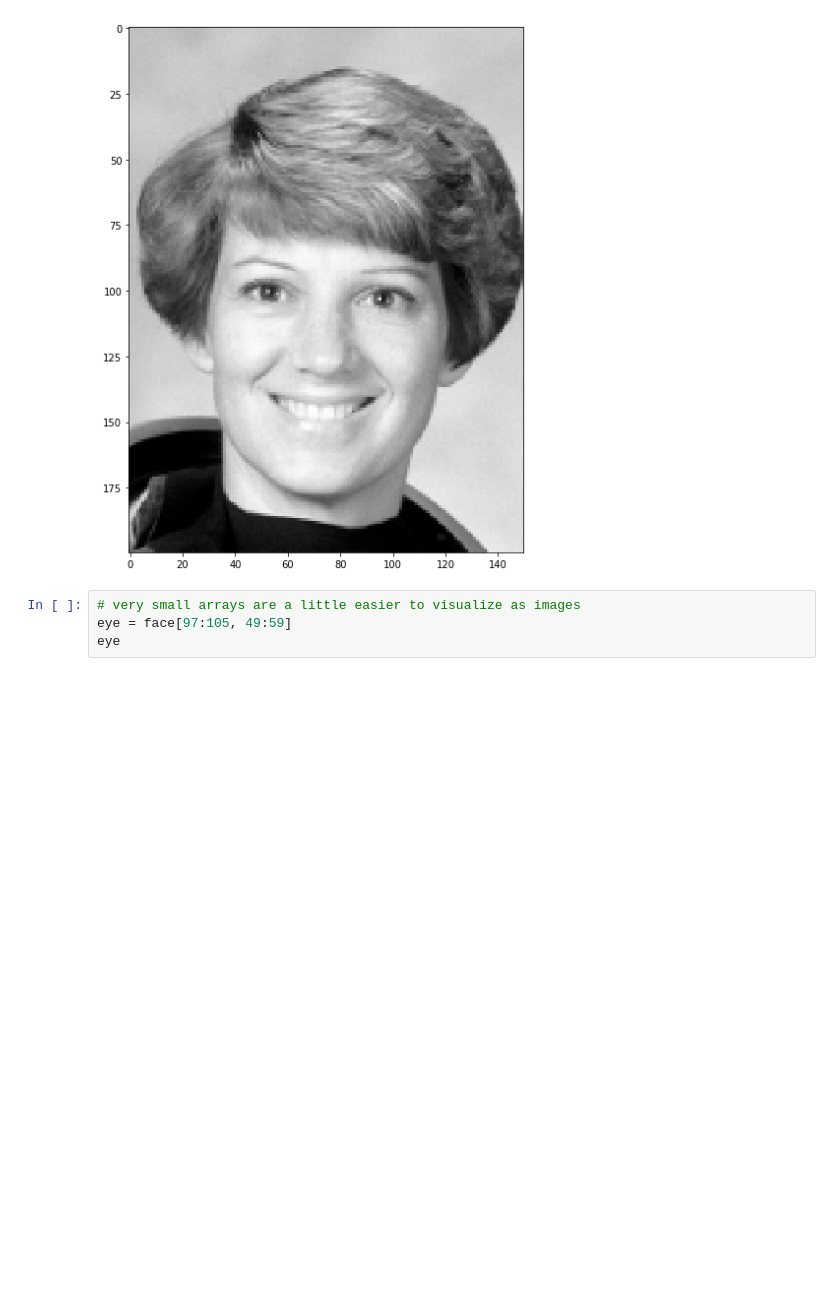
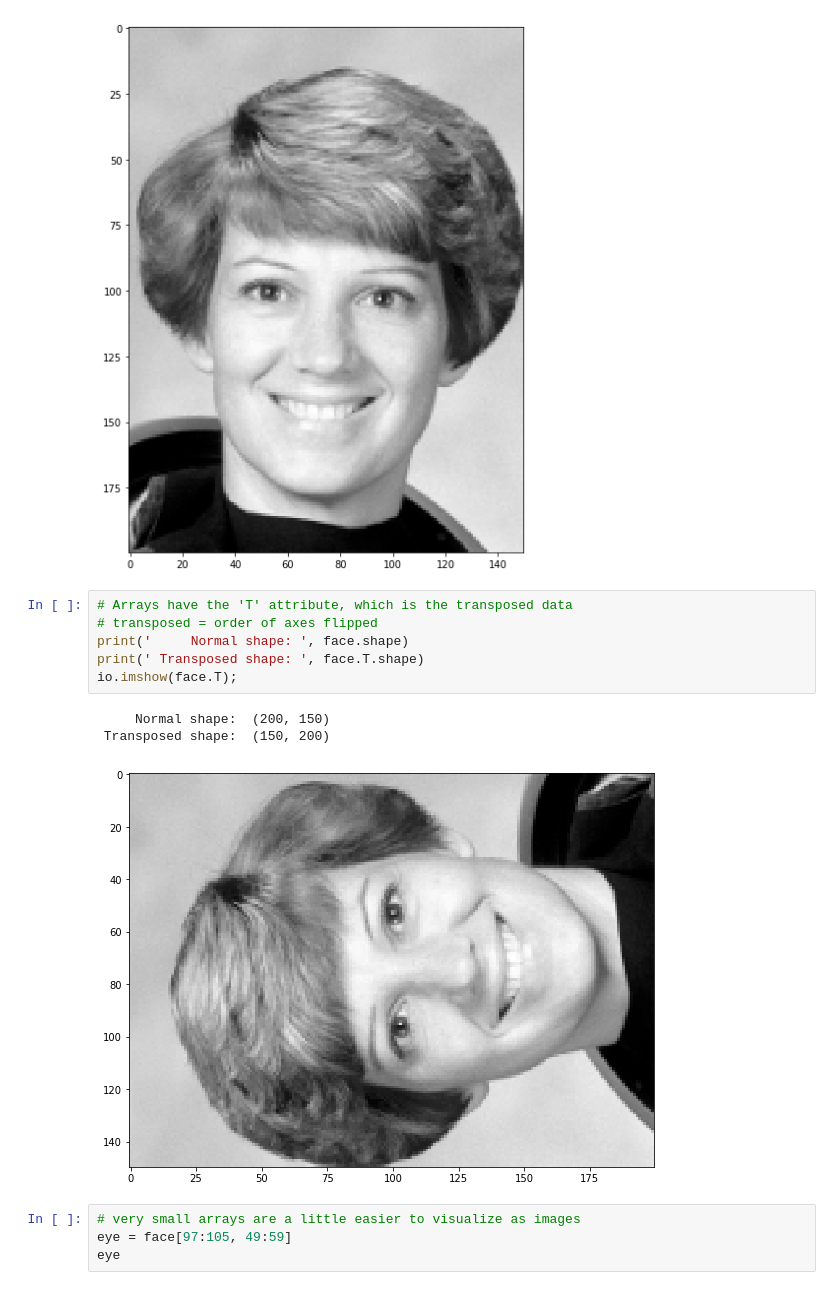
Before and after one commit to cxt106/PythonImagingBasic, a Jupyter notebook: lessons/solutions/1-Images_are_arrays (with solutions).ipynb, the cells around one changed output. Cells and saved outputs as stored; diff of their text form; blank space fills up the shorter version.

```diff
--- a/lessons/solutions/1-Images_are_arrays (with solutions).ipynb
+++ b/lessons/solutions/1-Images_are_arrays (with solutions).ipynb
@@ -85,6 +85,16 @@ face.shape
 io.imshow(face);
 # %% [output]
 [figure]
+# %%
+# Arrays have the 'T' attribute, which is the transposed data
+# transposed = order of axes flipped
+print('     Normal shape: ', face.shape)
+print(' Transposed shape: ', face.T.shape)
+io.imshow(face.T);
+# %% [output]
+     Normal shape:  (200, 150)
+ Transposed shape:  (150, 200)
+[figure, added]
 # %%
 # very small arrays are a little easier to visualize as images
 eye = face[97:105, 49:59]
```
Also changed, not shown: parts of 1 cell of this notebook, 1 other file.
